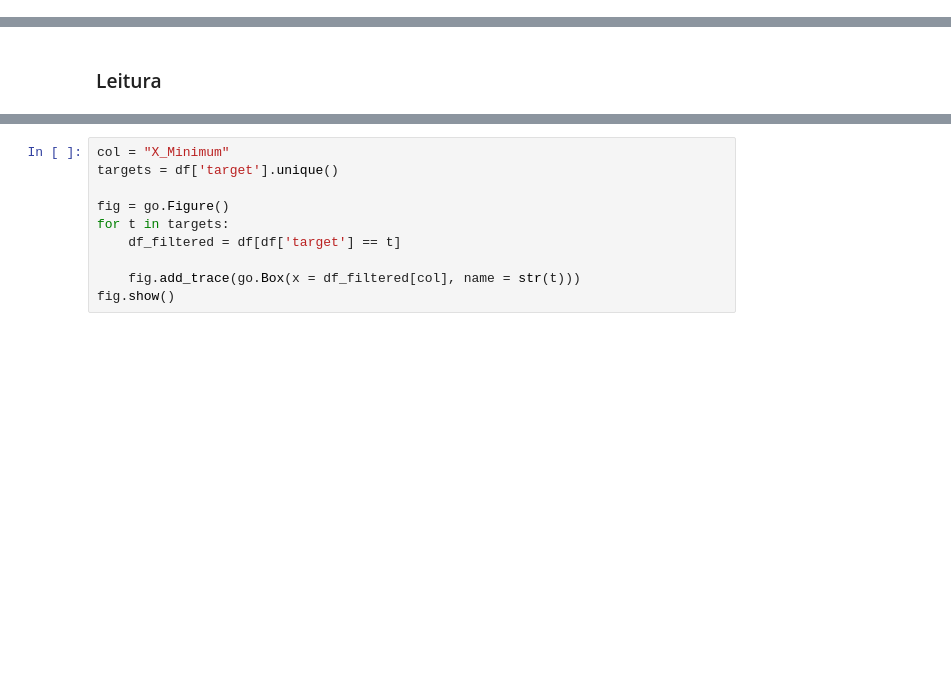
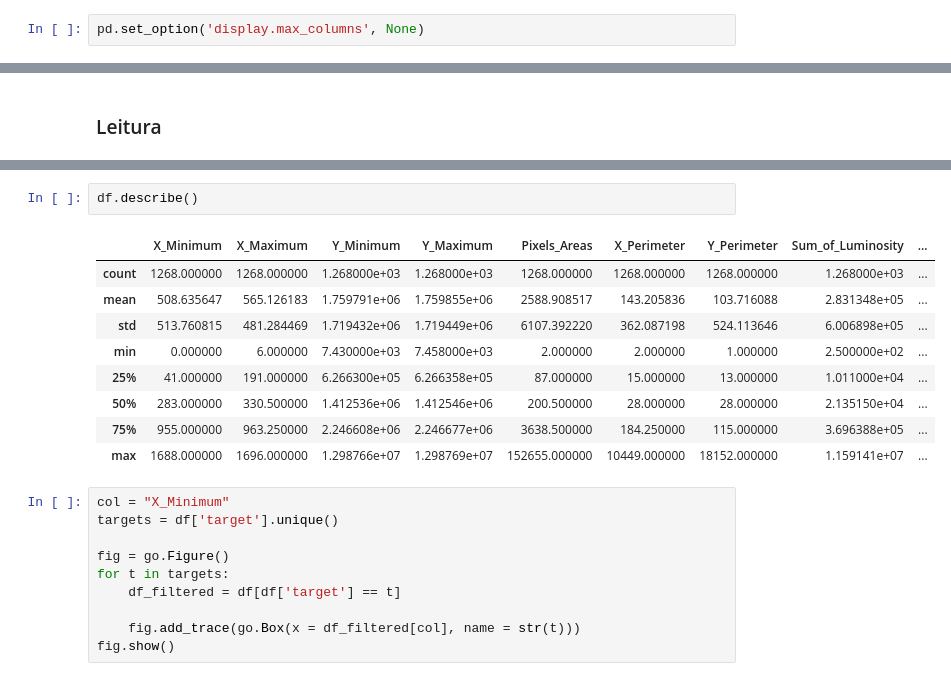
Before and after one commit to azzolinovarella/steel-plates-faults, a Jupyter notebook: notebooks/02-ModelTraining.ipynb, the cells around one changed output, grey strips where cells are left out. Cells and saved outputs as stored; diff of their text form; blank space fills up the shorter version.

```diff
--- a/notebooks/02-ModelTraining.ipynb
+++ b/notebooks/02-ModelTraining.ipynb
@@ -36,2 +44,4 @@ import plotly.express as px
+# %%
+pd.set_option('display.max_columns', None)
 # %% [markdown]
 ## Funções
@@ -59,3 +142,15 @@ df
+# %%
+df.describe()
+# %% [output]
+|  | X_Minimum | X_Maximum | Y_Minimum | Y_Maximum | Pixels_Areas | X_Perimeter | Y_Perimeter | Sum_of_Luminosity | ... |
+| count | 1268.000000 | 1268.000000 | 1.268000e+03 | 1.268000e+03 | 1268.000000 | 1268.000000 | 1268.000000 | 1.268000e+03 | ... |
+| mean | 508.635647 | 565.126183 | 1.759791e+06 | 1.759855e+06 | 2588.908517 | 143.205836 | 103.716088 | 2.831348e+05 | ... |
+| std | 513.760815 | 481.284469 | 1.719432e+06 | 1.719449e+06 | 6107.392220 | 362.087198 | 524.113646 | 6.006898e+05 | ... |
+| min | 0.000000 | 6.000000 | 7.430000e+03 | 7.458000e+03 | 2.000000 | 2.000000 | 1.000000 | 2.500000e+02 | ... |
+| 25% | 41.000000 | 191.000000 | 6.266300e+05 | 6.266358e+05 | 87.000000 | 15.000000 | 13.000000 | 1.011000e+04 | ... |
+| 50% | 283.000000 | 330.500000 | 1.412536e+06 | 1.412546e+06 | 200.500000 | 28.000000 | 28.000000 | 2.135150e+04 | ... |
+| 75% | 955.000000 | 963.250000 | 2.246608e+06 | 2.246677e+06 | 3638.500000 | 184.250000 | 115.000000 | 3.696388e+05 | ... |
+| max | 1688.000000 | 1696.000000 | 1.298766e+07 | 1.298769e+07 | 152655.000000 | 10449.000000 | 18152.000000 | 1.159141e+07 | ... |
 # %%
 col = "X_Minimum"
 targets = df['target'].unique()
```
Also changed, not shown: parts of 16 cells of this notebook, 2 other files.
